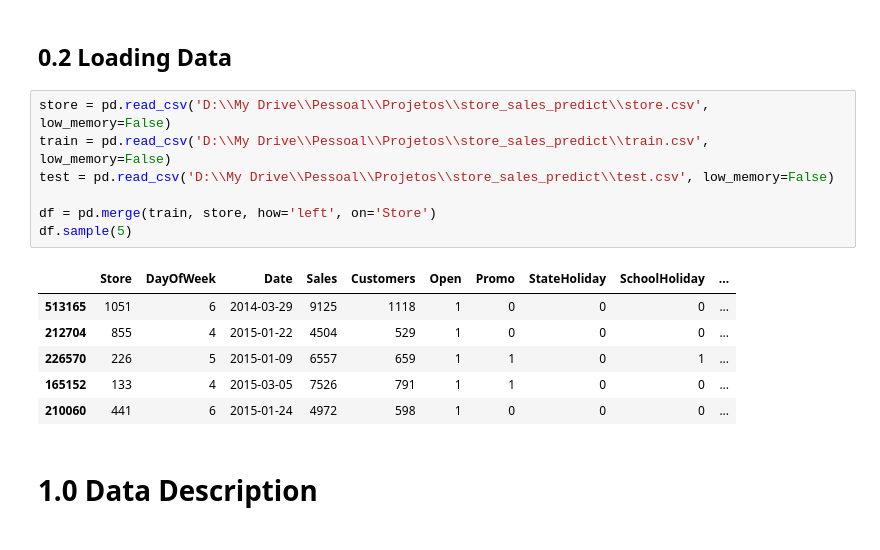
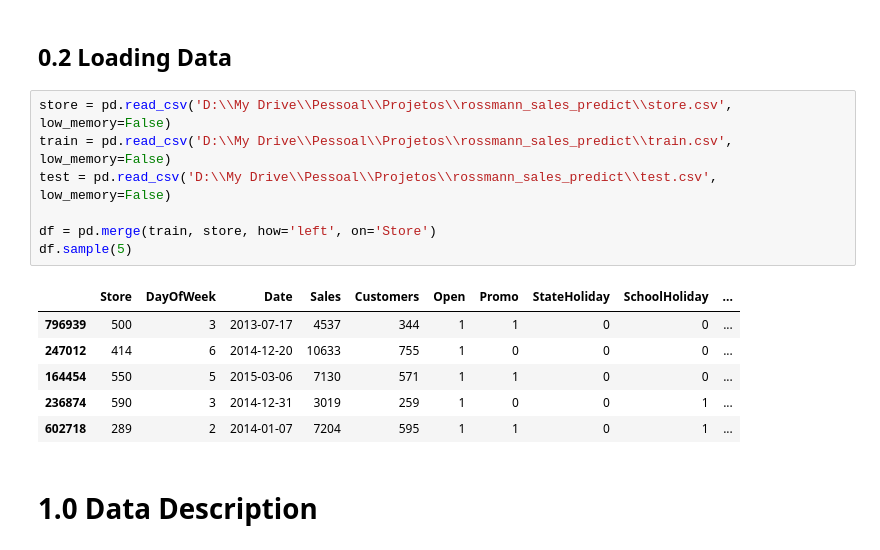
Before and after one commit to Samoelmoura/rossmann_sales_predict, a Jupyter notebook: notebooks/store_sales_predict.ipynb, the cells around one changed output. Saved outputs shown, nothing was run; the diff lists cells and outputs as text.

```diff
--- a/notebooks/store_sales_predict.ipynb
+++ b/notebooks/store_sales_predict.ipynb
@@ -28,19 +84,19 @@ def search_outliers(df, series):
 # %% [markdown]
 ## 0.2 Loading Data
 # %%
-store = pd.read_csv('D:\\My Drive\\Pessoal\\Projetos\\store_sales_predict\\store.csv', low_memory=False)
-train = pd.read_csv('D:\\My Drive\\Pessoal\\Projetos\\store_sales_predict\\train.csv', low_memory=False)
-test = pd.read_csv('D:\\My Drive\\Pessoal\\Projetos\\store_sales_predict\\test.csv', low_memory=False)
+store = pd.read_csv('D:\\My Drive\\Pessoal\\Projetos\\rossmann_sales_predict\\store.csv', low_memory=False)
+train = pd.read_csv('D:\\My Drive\\Pessoal\\Projetos\\rossmann_sales_predict\\train.csv', low_memory=False)
+test = pd.read_csv('D:\\My Drive\\Pessoal\\Projetos\\rossmann_sales_predict\\test.csv', low_memory=False)
 
 df = pd.merge(train, store, how='left', on='Store')
 df.sample(5)
 # %% [output]
 |  | Store | DayOfWeek | Date | Sales | Customers | Open | Promo | StateHoliday | SchoolHoliday | ... |
-| 513165 | 1051 | 6 | 2014-03-29 | 9125 | 1118 | 1 | 0 | 0 | 0 | ... |
-| 212704 | 855 | 4 | 2015-01-22 | 4504 | 529 | 1 | 0 | 0 | 0 | ... |
-| 226570 | 226 | 5 | 2015-01-09 | 6557 | 659 | 1 | 1 | 0 | 1 | ... |
-| 165152 | 133 | 4 | 2015-03-05 | 7526 | 791 | 1 | 1 | 0 | 0 | ... |
-| 210060 | 441 | 6 | 2015-01-24 | 4972 | 598 | 1 | 0 | 0 | 0 | ... |
+| 796939 | 500 | 3 | 2013-07-17 | 4537 | 344 | 1 | 1 | 0 | 0 | ... |
+| 247012 | 414 | 6 | 2014-12-20 | 10633 | 755 | 1 | 0 | 0 | 0 | ... |
+| 164454 | 550 | 5 | 2015-03-06 | 7130 | 571 | 1 | 1 | 0 | 0 | ... |
+| 236874 | 590 | 3 | 2014-12-31 | 3019 | 259 | 1 | 0 | 0 | 1 | ... |
+| 602718 | 289 | 2 | 2014-01-07 | 7204 | 595 | 1 | 1 | 0 | 1 | ... |
 # %% [markdown]
 # 1.0 Data Description
 # %% [markdown]
```
Also changed, not shown: parts of 8 cells of this notebook.
